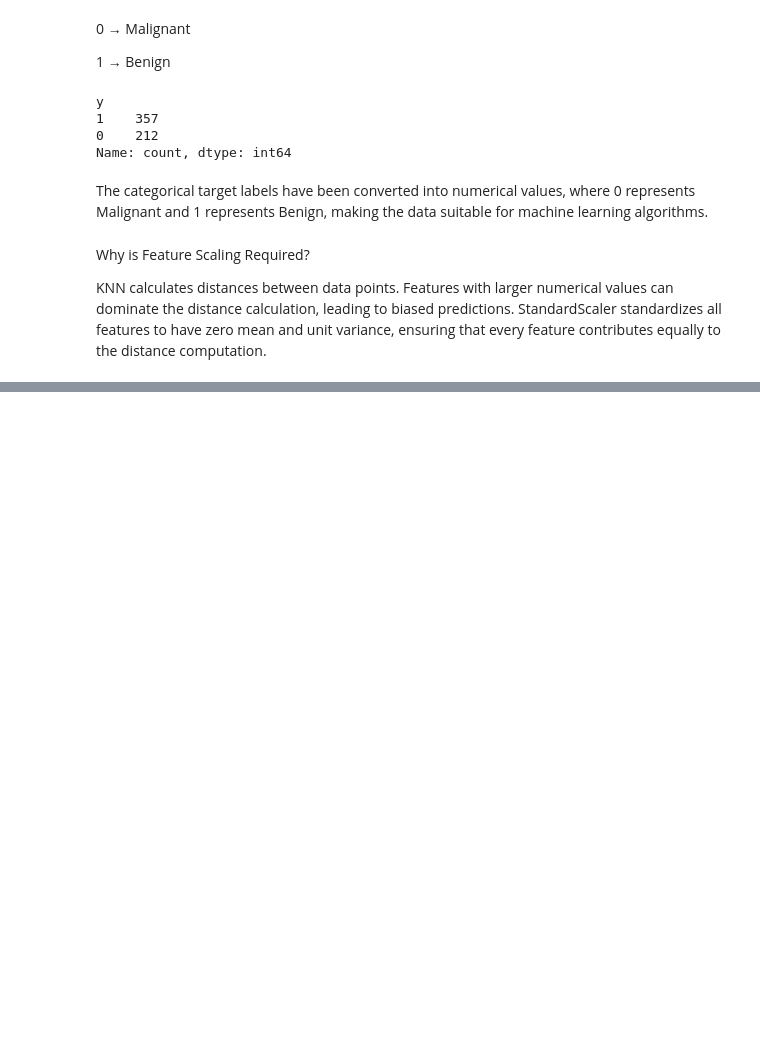
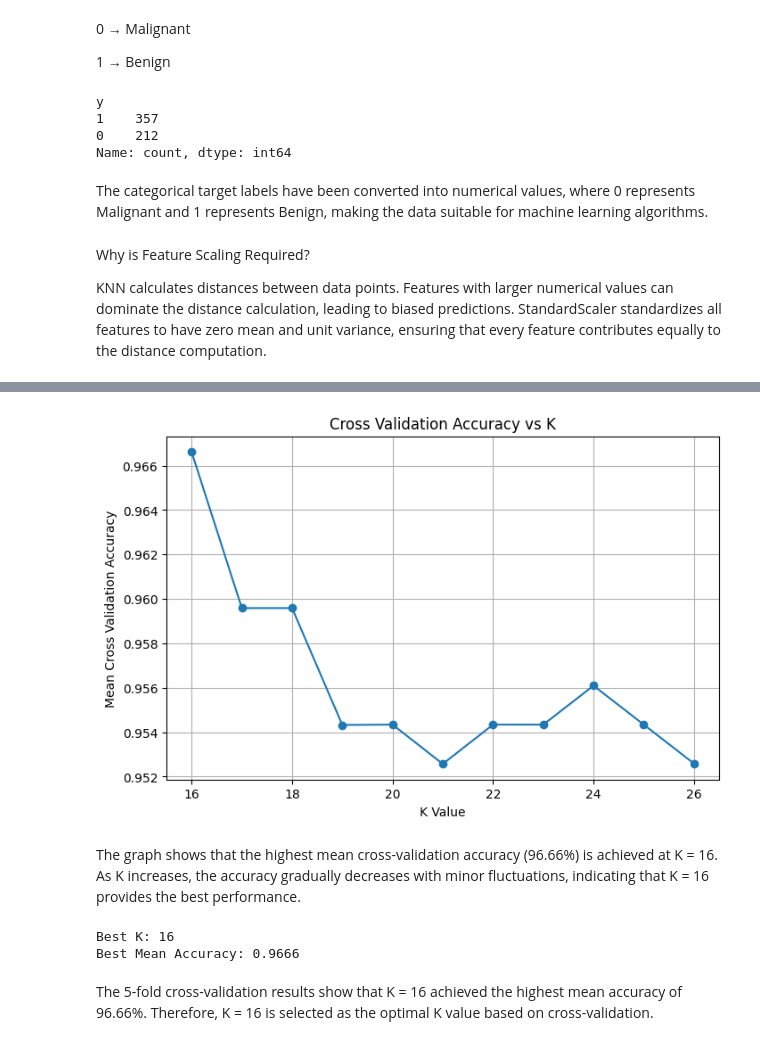
Before and after one commit to nirupamanv/ML-lab-2547236, a Jupyter notebook: lab4.ipynb, the cells around one changed output, grey strips where cells are left out. Cells and saved outputs as stored; diff of their text form; code cells hidden in the pictures; blank space fills up the shorter version.

```diff
--- a/lab4.ipynb
+++ b/lab4.ipynb
@@ -162,0 +277,12 @@ KNN calculates distances between data points. Features with larger numerical val
+# %%
+# Model Training
+knn = KNeighborsClassifier(n_neighbors=heuristic_k)
+
+knn.fit(X_train80, y_train80)
+
+y_pred = knn.predict(X_test80)
+
+accuracy = accuracy_score(y_test80, y_pred)
+
+print("Heuristic K :", heuristic_k)
+print("Accuracy :", accuracy)
@@ -162,0 +470,14 @@ KNN calculates distances between data points. Features with larger numerical val
+# %%
+# Step 2: Compute Cross-Validation Accuracy for Different K Values
+k_values = list(range(16, 27))
+
+cv_scores = []
+
+for k in k_values:
+    knn = KNeighborsClassifier(n_neighbors=k)
+
+    scores = cross_val_score(knn, X_scaled, y, cv=5, scoring='accuracy')
+
+    cv_scores.append(scores.mean())
+
+    print(f"K = {k}, Mean Accuracy = {scores.mean():.4f}")
@@ -162,0 +496,31 @@ KNN calculates distances between data points. Features with larger numerical val
+# %%
+# Step 3: Plot Mean Accuracy vs K
+plt.figure(figsize=(8,5))
+
+plt.plot(k_values, cv_scores, marker='o')
+
+plt.xlabel("K Value")
+
+plt.ylabel("Mean Cross Validation Accuracy")
+
+plt.title("Cross Validation Accuracy vs K")
+
+plt.grid(True)
+
+plt.show()
+# %% [output]
+[figure, added]
+# %% [markdown]
+The graph shows that the highest mean cross-validation accuracy (96.66%) is achieved at K = 16. As K increases, the accuracy gradually decreases with minor fluctuations, indicating that K = 16 provides the best performance.
+# %%
+# Step 4: Find the Best K
+best_k_cv = k_values[np.argmax(cv_scores)]
+best_accuracy_cv = max(cv_scores)
+
+print("Best K:", best_k_cv)
+print("Best Mean Accuracy:", round(best_accuracy_cv,4))
+# %% [output]
+Best K: 16
+Best Mean Accuracy: 0.9666
+# %% [markdown]
+The 5-fold cross-validation results show that K = 16 achieved the highest mean accuracy of 96.66%. Therefore, K = 16 is selected as the optimal K value based on cross-validation.
```
Also changed, not shown: parts of 68 cells of this notebook, 2 other files.
